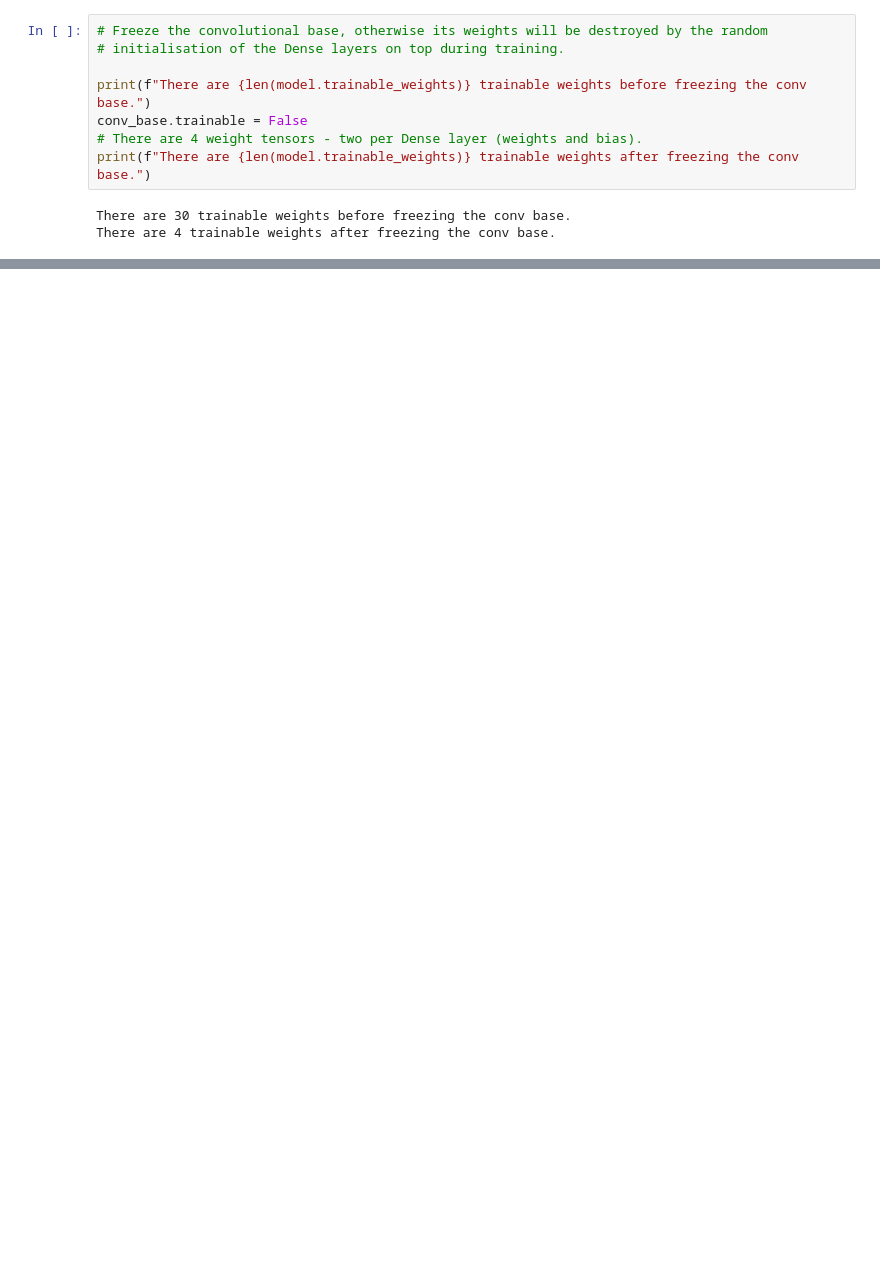
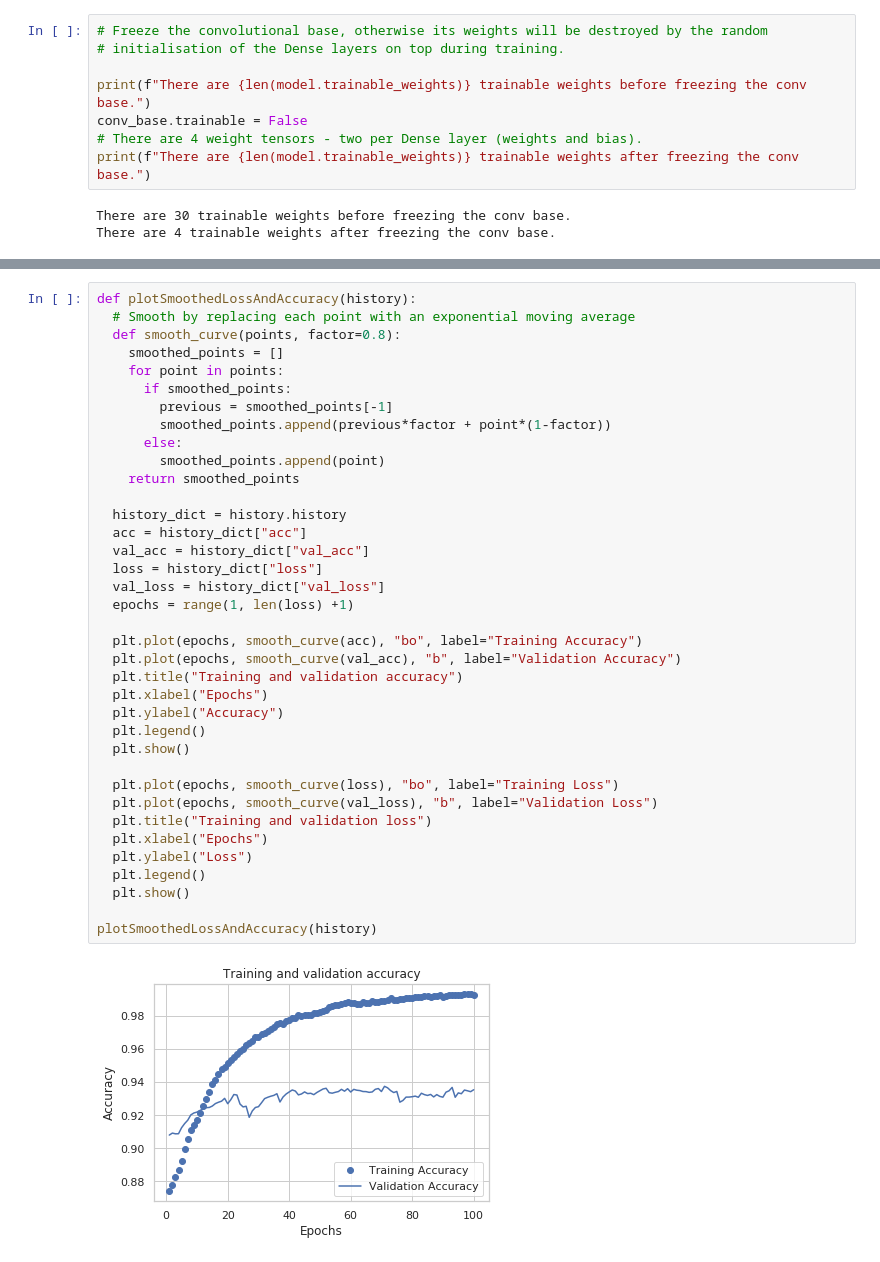
Before and after one commit to wllgrnt/keras-examples, a Jupyter notebook: Chapter5.ipynb, the cells around one changed output, grey strips where cells are left out. Drawn from its saved outputs; the diff is of its cells as text; blank space fills up the shorter version.

```diff
--- a/Chapter5.ipynb
+++ b/Chapter5.ipynb
@@ -839,0 +937,39 @@ plotLossAndAccuracy(history)
+# %%
+def plotSmoothedLossAndAccuracy(history):
+  # Smooth by replacing each point with an exponential moving average
+  def smooth_curve(points, factor=0.8):
+    smoothed_points = []
+    for point in points:
+      if smoothed_points:
+        previous = smoothed_points[-1]
+        smoothed_points.append(previous*factor + point*(1-factor))
+      else:
+        smoothed_points.append(point)
+    return smoothed_points
+
+  history_dict = history.history
+  acc = history_dict["acc"]
+  val_acc = history_dict["val_acc"]
+  loss = history_dict["loss"]
+  val_loss = history_dict["val_loss"]
+  epochs = range(1, len(loss) +1)
+
+  plt.plot(epochs, smooth_curve(acc), "bo", label="Training Accuracy")
+  plt.plot(epochs, smooth_curve(val_acc), "b", label="Validation Accuracy")
+  plt.title("Training and validation accuracy")
+  plt.xlabel("Epochs")
+  plt.ylabel("Accuracy")
+  plt.legend()
+  plt.show()
+
+  plt.plot(epochs, smooth_curve(loss), "bo", label="Training Loss")
+  plt.plot(epochs, smooth_curve(val_loss), "b", label="Validation Loss")
+  plt.title("Training and validation loss")
+  plt.xlabel("Epochs")
+  plt.ylabel("Loss")
+  plt.legend()
+  plt.show()
+
+plotSmoothedLossAndAccuracy(history)
+# %% [output]
+[figure, added]
```
Also changed, not shown: parts of 11 cells of this notebook.
